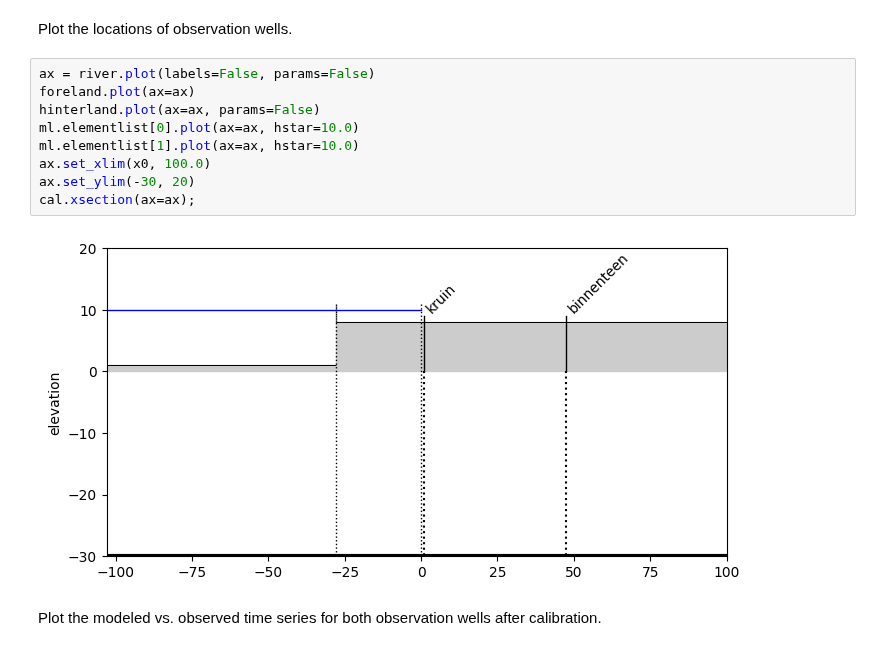
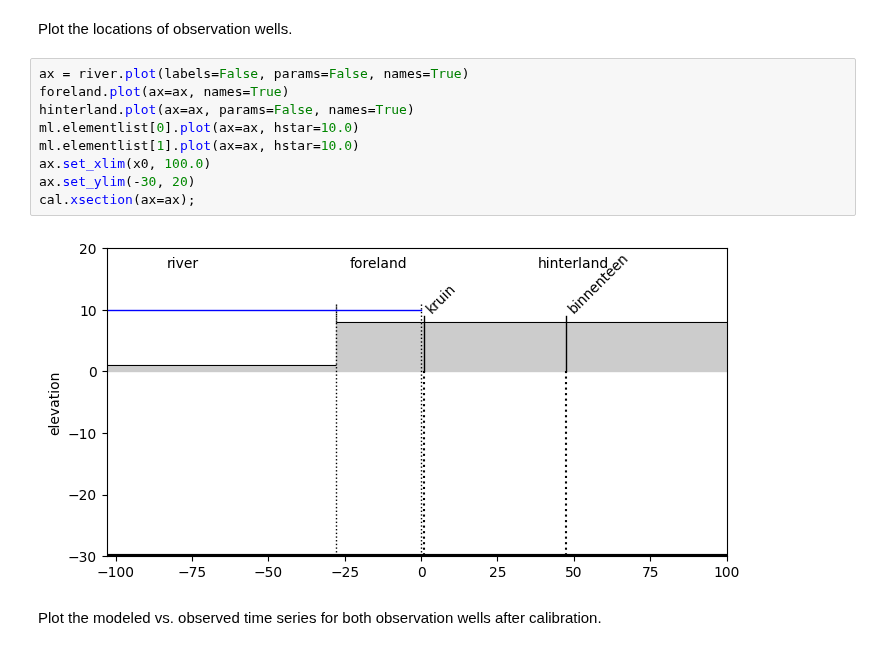
Before and after one commit to mbakker7/ttim, a Jupyter notebook: docs/03examples/watex_example.ipynb, the cells around one changed output. Saved outputs shown, nothing was run; the diff lists cells and outputs as text.

Commit message:
Added second plot in notebook

```diff
--- a/docs/03examples/watex_example.ipynb
+++ b/docs/03examples/watex_example.ipynb
@@ -398,16 +398,16 @@ cal.parameters.iloc[:, :-2]
 # %% [markdown]
 Plot the locations of observation wells.
 # %%
-ax = river.plot(labels=False, params=False)
-foreland.plot(ax=ax)
-hinterland.plot(ax=ax, params=False)
+ax = river.plot(labels=False, params=False, names=True)
+foreland.plot(ax=ax, names=True)
+hinterland.plot(ax=ax, params=False, names=True)
 ml.elementlist[0].plot(ax=ax, hstar=10.0)
 ml.elementlist[1].plot(ax=ax, hstar=10.0)
 ax.set_xlim(x0, 100.0)
 ax.set_ylim(-30, 20)
 cal.xsection(ax=ax);
 # %% [output]
-[figure, old version]
+[figure, new version]
 # %% [markdown]
 Plot the modeled vs. observed time series for both observation wells after calibration.
 # %%
```
Also changed, not shown: parts of 1 cell of this notebook.
